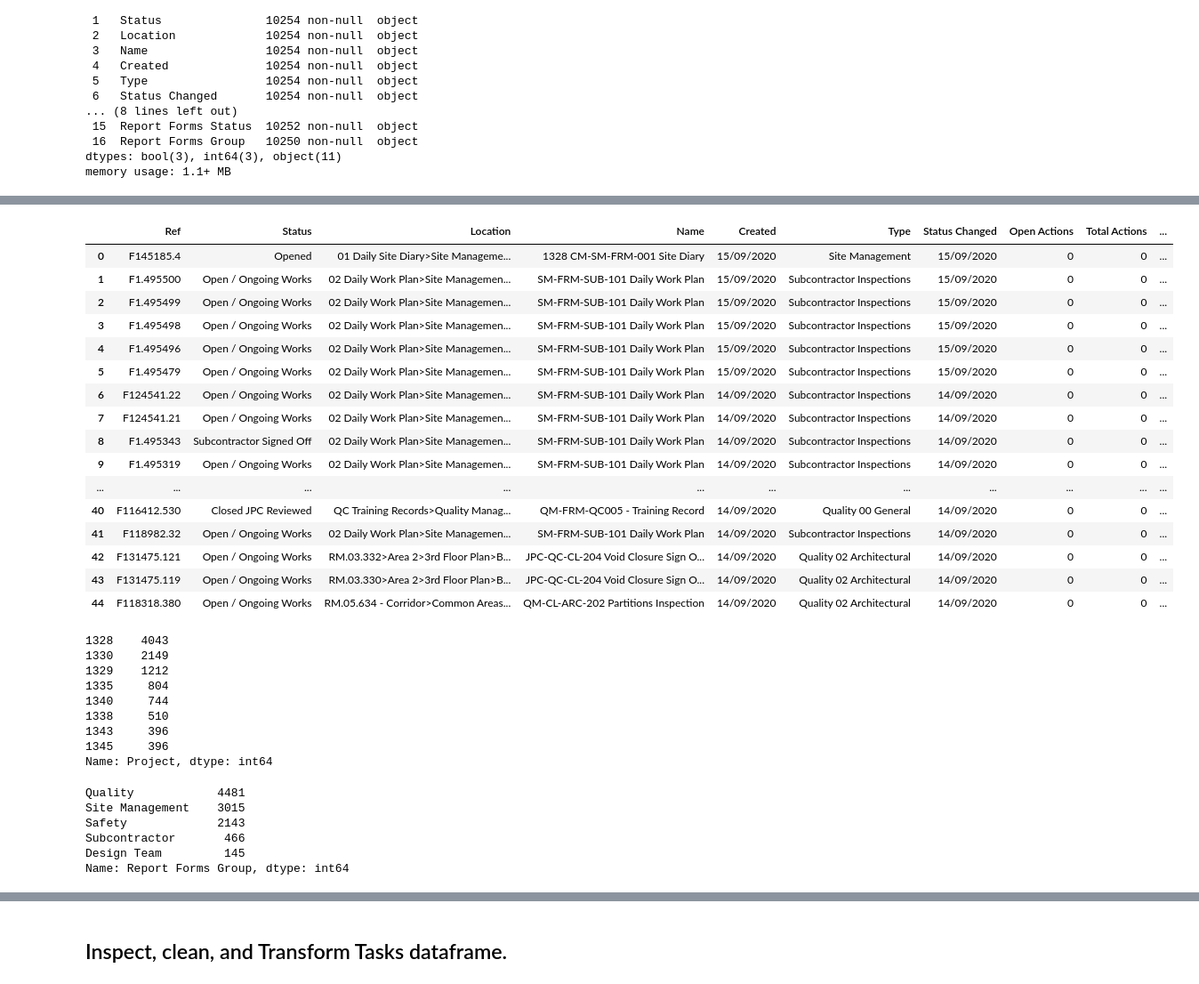
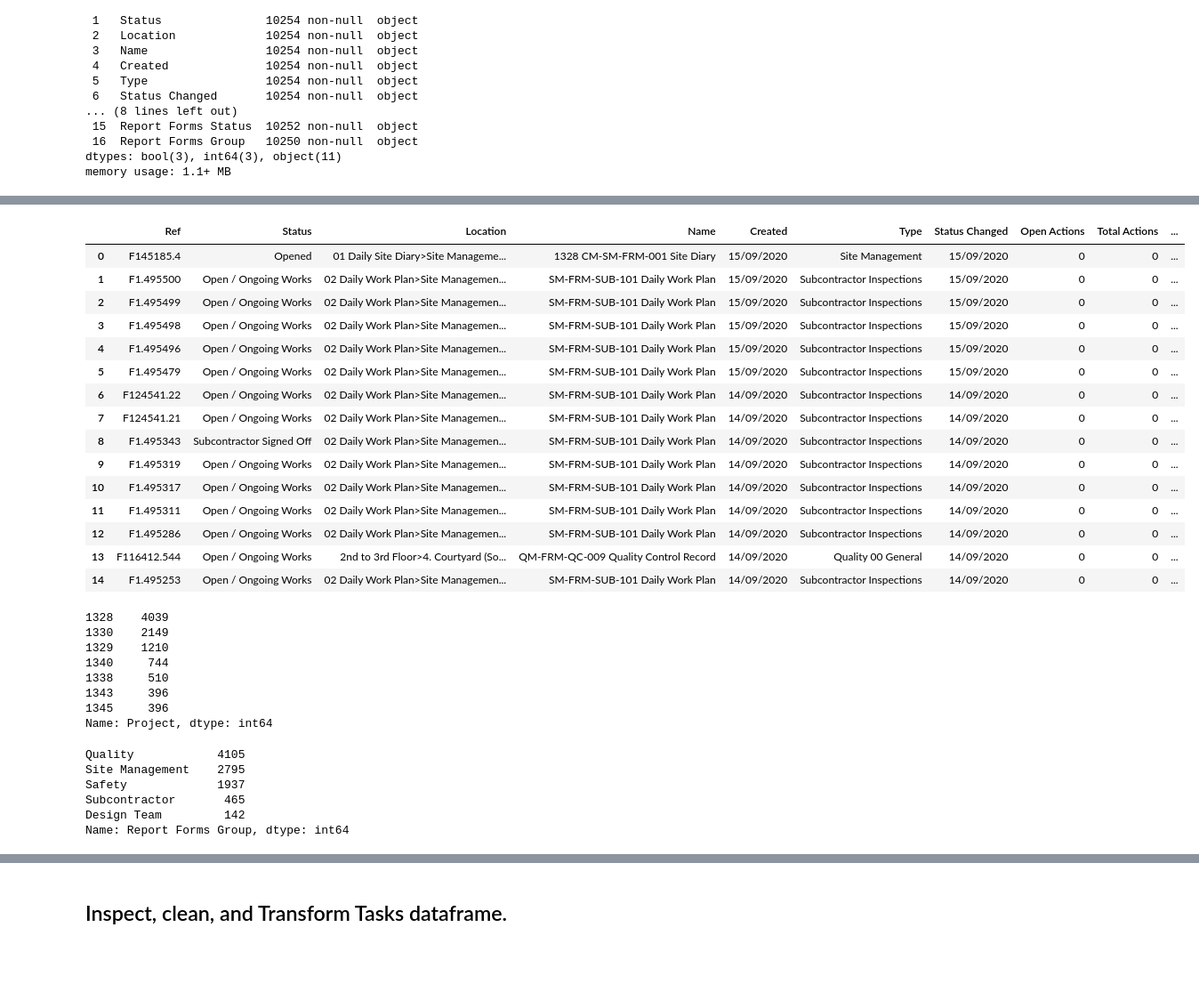
Before and after one commit to chkCreate/Construction_Project_Management_Report_Analysis, a Jupyter notebook: Data_Cleaning.ipynb, the cells around one changed output, grey strips where cells are left out. Shown: that part at 89% size. Drawn from its saved outputs; the diff is of its cells as text; code cells hidden in the pictures; blank space fills up the shorter version.

```diff
--- a/Data_Cleaning.ipynb
+++ b/Data_Cleaning.ipynb
@@ -57,0 +47,7 @@ Forms_df[Forms_df['Report Forms Status'].isnull()]
+# %%
+# As there is no additional information to discover the relationship between the parent and child documents, the column was dropped altogether.
+Forms_df = Forms_df.drop('Association', axis=1)
+# %%
+# Drop rows that contain at least one null value.
+Forms_df = Forms_df.dropna()
+Forms_df.info()
@@ -58,33 +72,31 @@ Forms_df[Forms_df['Report Forms Status'].isnull()]
 # %%
-Forms_df.head(45)
+Forms_df.head(15)
 # Observations & Tasks:
-# How many forms are 'Opened', 'Open / Ongoing Works', etc.
-# 'Association' may talk about parent and children document relationships. Find out how the children documents are recorded.
-# What is the percentage breakdown of the 'Location', 'Report Forms Group', or 'Name' of the forms?
+
+## How many forms are 'Opened', 'Open / Ongoing Works', etc.
+## What is the percentage breakdown of the 'Location', 'Report Forms Group', or 'Name' of the forms?
 ## There is no obvious pattern with 'Location', too many data points.
-# Are there any forms that have different 'Created' and 'Status Changed' dates? What about 'OverDue'?
-# Check if 'Project' is uniform.
-# Check if any forms were closed without a '0' for 'Open Actions', no alarming signs in 'OverDue', and 'Report Forms Status'.
-
-# Other than the date format change, and perhaps the 'Report Forms Status' and 'Report Forms Group' null datapoints, feel fine for now in data cleaning.
+## Are there any forms that have different 'Created' and 'Status Changed' dates? What about 'OverDue'?
+## Check if 'Project' is uniform.
+## Check if any forms were closed without a '0' for 'Open Actions', no alarming signs in 'OverDue', and 'Report Forms Status'.
+## Change date format to datetime for conventional US reports.
 # %% [output]
 |  | Ref | Status | Location | Name | Created | Type | Status Changed | Open Actions | Total Actions | ... |
 | 0 | F145185.4 | Opened | 01 Daily Site Diary>Site Manageme... | 1328 CM-SM-FRM-001 Site Diary | 15/09/2020 | Site Management | 15/09/2020 | 0 | 0 | ... |
 | 1 | F1.495500 | Open / Ongoing Works | 02 Daily Work Plan>Site Managemen... | SM-FRM-SUB-101 Daily Work Plan | 15/09/2020 | Subcontractor Inspections | 15/09/2020 | 0 | 0 | ... |
 | 2 | F1.495499 | Open / Ongoing Works | 02 Daily Work Plan>Site Managemen... | SM-FRM-SUB-101 Daily Work Plan | 15/09/2020 | Subcontractor Inspections | 15/09/2020 | 0 | 0 | ... |
 | 3 | F1.495498 | Open / Ongoing Works | 02 Daily Work Plan>Site Managemen... | SM-FRM-SUB-101 Daily Work Plan | 15/09/2020 | Subcontractor Inspections | 15/09/2020 | 0 | 0 | ... |
 | 4 | F1.495496 | Open / Ongoing Works | 02 Daily Work Plan>Site Managemen... | SM-FRM-SUB-101 Daily Work Plan | 15/09/2020 | Subcontractor Inspections | 15/09/2020 | 0 | 0 | ... |
 | 5 | F1.495479 | Open / Ongoing Works | 02 Daily Work Plan>Site Managemen... | SM-FRM-SUB-101 Daily Work Plan | 15/09/2020 | Subcontractor Inspections | 15/09/2020 | 0 | 0 | ... |
 | 6 | F124541.22 | Open / Ongoing Works | 02 Daily Work Plan>Site Managemen... | SM-FRM-SUB-101 Daily Work Plan | 14/09/2020 | Subcontractor Inspections | 14/09/2020 | 0 | 0 | ... |
 | 7 | F124541.21 | Open / Ongoing Works | 02 Daily Work Plan>Site Managemen... | SM-FRM-SUB-101 Daily Work Plan | 14/09/2020 | Subcontractor Inspections | 14/09/2020 | 0 | 0 | ... |
 | 8 | F1.495343 | Subcontractor Signed Off | 02 Daily Work Plan>Site Managemen... | SM-FRM-SUB-101 Daily Work Plan | 14/09/2020 | Subcontractor Inspections | 14/09/2020 | 0 | 0 | ... |
 | 9 | F1.495319 | Open / Ongoing Works | 02 Daily Work Plan>Site Managemen... | SM-FRM-SUB-101 Daily Work Plan | 14/09/2020 | Subcontractor Inspections | 14/09/2020 | 0 | 0 | ... |
-| ... | ... | ... | ... | ... | ... | ... | ... | ... | ... | ... |
-| 40 | F116412.530 | Closed JPC Reviewed | QC Training Records>Quality Manag... | QM-FRM-QC005 - Training Record | 14/09/2020 | Quality 00 General | 14/09/2020 | 0 | 0 | ... |
-| 41 | F118982.32 | Open / Ongoing Works | 02 Daily Work Plan>Site Managemen... | SM-FRM-SUB-101 Daily Work Plan | 14/09/2020 | Subcontractor Inspections | 14/09/2020 | 0 | 0 | ... |
-| 42 | F131475.121 | Open / Ongoing Works | RM.03.332>Area 2>3rd Floor Plan>B... | JPC-QC-CL-204 Void Closure Sign O... | 14/09/2020 | Quality 02 Architectural | 14/09/2020 | 0 | 0 | ... |
-| 43 | F131475.119 | Open / Ongoing Works | RM.03.330>Area 2>3rd Floor Plan>B... | JPC-QC-CL-204 Void Closure Sign O... | 14/09/2020 | Quality 02 Architectural | 14/09/2020 | 0 | 0 | ... |
-| 44 | F118318.380 | Open / Ongoing Works | RM.05.634 - Corridor>Common Areas... | QM-CL-ARC-202 Partitions Inspection | 14/09/2020 | Quality 02 Architectural | 14/09/2020 | 0 | 0 | ... |
+| 10 | F1.495317 | Open / Ongoing Works | 02 Daily Work Plan>Site Managemen... | SM-FRM-SUB-101 Daily Work Plan | 14/09/2020 | Subcontractor Inspections | 14/09/2020 | 0 | 0 | ... |
+| 11 | F1.495311 | Open / Ongoing Works | 02 Daily Work Plan>Site Managemen... | SM-FRM-SUB-101 Daily Work Plan | 14/09/2020 | Subcontractor Inspections | 14/09/2020 | 0 | 0 | ... |
+| 12 | F1.495286 | Open / Ongoing Works | 02 Daily Work Plan>Site Managemen... | SM-FRM-SUB-101 Daily Work Plan | 14/09/2020 | Subcontractor Inspections | 14/09/2020 | 0 | 0 | ... |
+| 13 | F116412.544 | Open / Ongoing Works | 2nd to 3rd Floor>4. Courtyard (So... | QM-FRM-QC-009 Quality Control Record | 14/09/2020 | Quality 00 General | 14/09/2020 | 0 | 0 | ... |
+| 14 | F1.495253 | Open / Ongoing Works | 02 Daily Work Plan>Site Managemen... | SM-FRM-SUB-101 Daily Work Plan | 14/09/2020 | Subcontractor Inspections | 14/09/2020 | 0 | 0 | ... |
 # %%
 # Convert date object column into datetime format.
 Forms_df['Created'] = pd.to_datetime(Forms_df['Created'])
@@ -92,10 +104,9 @@ Forms_df['Status Changed'] = pd.to_datetime(Forms_df['Status Changed'])
 # %%
 print(Forms_df['Project'].value_counts())
 # %% [output]
-1328    4043
+1328    4039
 1330    2149
-1329    1212
-1335     804
+1329    1210
 1340     744
 1338     510
 1343     396
@@ -104,11 +115,11 @@ Name: Project, dtype: int64
 # %%
 print(Forms_df['Report Forms Group'].value_counts())
 # %% [output]
-Quality            4481
-Site Management    3015
-Safety             2143
-Subcontractor       466
-Design Team         145
+Quality            4105
+Site Management    2795
+Safety             1937
+Subcontractor       465
+Design Team         142
 Name: Report Forms Group, dtype: int64
 # %%
 print(Forms_df['Type'].value_counts())
```
Also changed, not shown: parts of 17 cells of this notebook, 2 other files.
